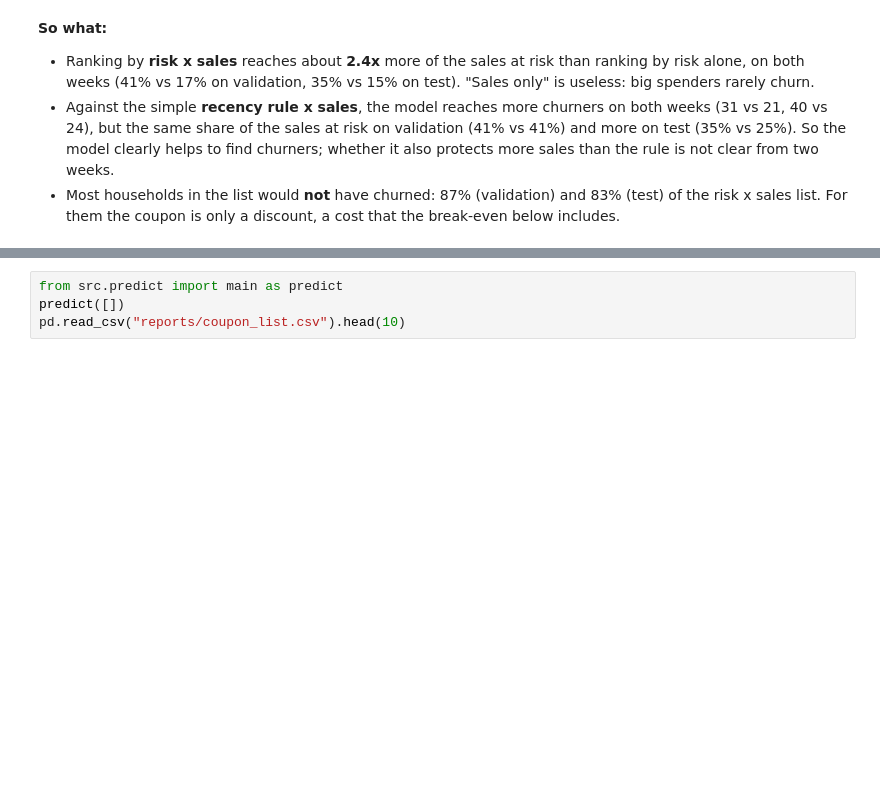
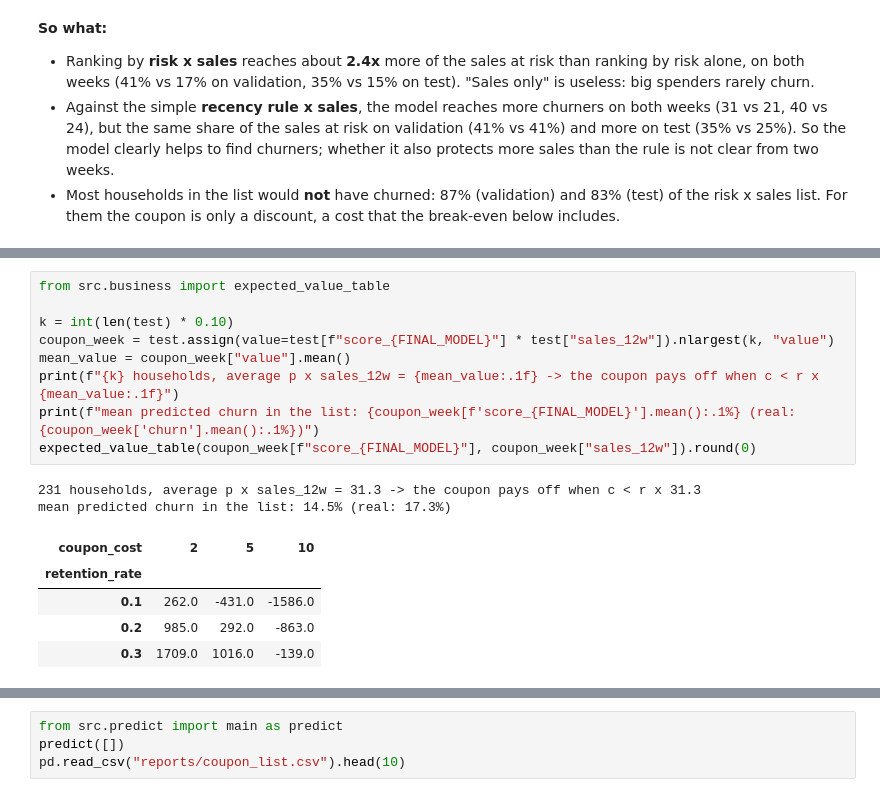
Before and after one commit to NamAnh-dev/Dunnhumby-retention-campaign, a Jupyter notebook: notebooks/03_explain_and_business.ipynb, the cells around one changed output, grey strips where cells are left out. Saved outputs shown, nothing was run; the diff lists cells and outputs as text; blank space fills up the shorter version.

```diff
--- a/notebooks/03_explain_and_business.ipynb
+++ b/notebooks/03_explain_and_business.ipynb
@@ -230,0 +245,17 @@ comparison
+# %%
+from src.business import expected_value_table
+
+k = int(len(test) * 0.10)
+coupon_week = test.assign(value=test[f"score_{FINAL_MODEL}"] * test["sales_12w"]).nlargest(k, "value")
+mean_value = coupon_week["value"].mean()
+print(f"{k} households, average p x sales_12w = {mean_value:.1f} -> the coupon pays off when c < r x {mean_value:.1f}")
+print(f"mean predicted churn in the list: {coupon_week[f'score_{FINAL_MODEL}'].mean():.1%} (real: {coupon_week['churn'].mean():.1%})")
+expected_value_table(coupon_week[f"score_{FINAL_MODEL}"], coupon_week["sales_12w"]).round(0)
+# %% [output]
+231 households, average p x sales_12w = 31.3 -> the coupon pays off when c < r x 31.3
+mean predicted churn in the list: 14.5% (real: 17.3%)
+| coupon_cost | 2 | 5 | 10 |
+| retention_rate |  |  |  |
+| 0.1 | 262.0 | -431.0 | -1586.0 |
+| 0.2 | 985.0 | 292.0 | -863.0 |
+| 0.3 | 1709.0 | 1016.0 | -139.0 |
```
Also changed, not shown: parts of 9 cells of this notebook, 4 other files.
